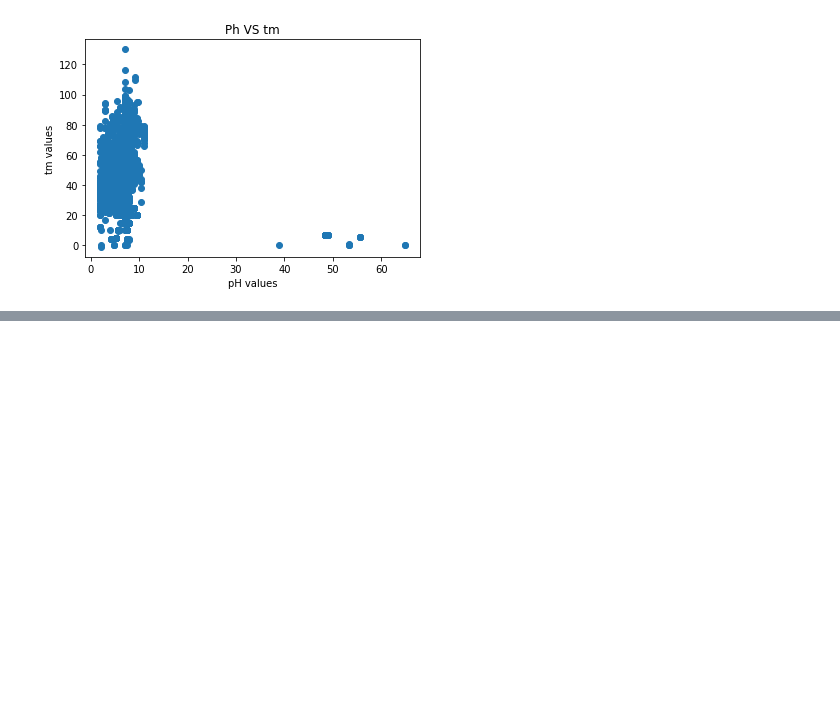
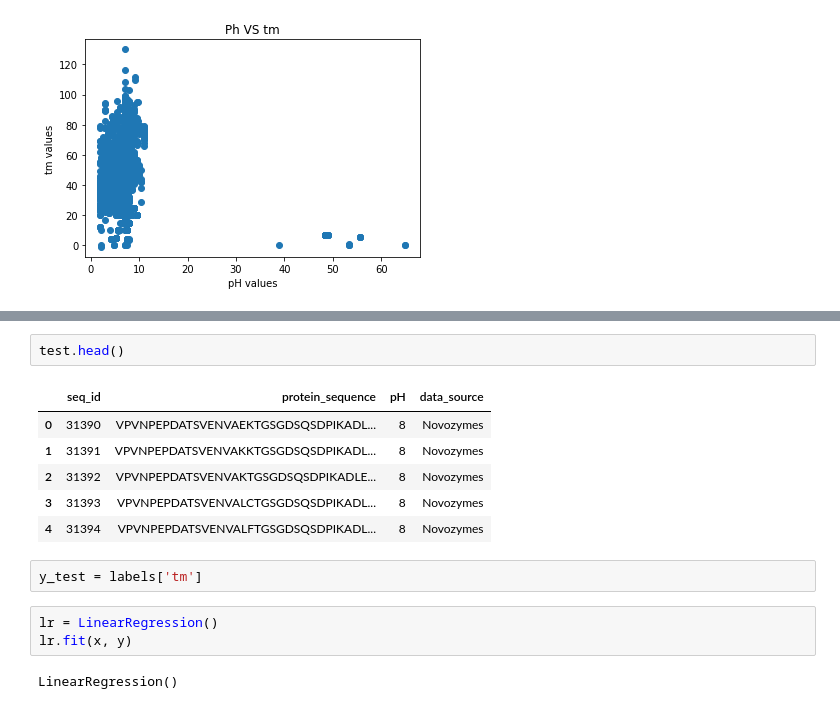
Before and after one commit to ishaan9006/Enzyme-stability-prediction, a Jupyter notebook: train.ipynb, the cells around one changed output, grey strips where cells are left out. Saved outputs shown, nothing was run; the diff lists cells and outputs as text; blank space fills up the shorter version.

```diff
--- a/train.ipynb
+++ b/train.ipynb
@@ -69,0 +123,16 @@ Text(0.5, 1.0, 'Ph VS tm')
+# %%
+test.head()
+# %% [output]
+|  | seq_id | protein_sequence | pH | data_source |
+| 0 | 31390 | VPVNPEPDATSVENVAEKTGSGDSQSDPIKADL... | 8 | Novozymes |
+| 1 | 31391 | VPVNPEPDATSVENVAKKTGSGDSQSDPIKADL... | 8 | Novozymes |
+| 2 | 31392 | VPVNPEPDATSVENVAKTGSGDSQSDPIKADLE... | 8 | Novozymes |
+| 3 | 31393 | VPVNPEPDATSVENVALCTGSGDSQSDPIKADL... | 8 | Novozymes |
+| 4 | 31394 | VPVNPEPDATSVENVALFTGSGDSQSDPIKADL... | 8 | Novozymes |
+# %%
+y_test = labels['tm']
+# %%
+lr = LinearRegression()
+lr.fit(x, y)
+# %% [output]
+LinearRegression()
```
Also changed, not shown: parts of 12 cells of this notebook.
